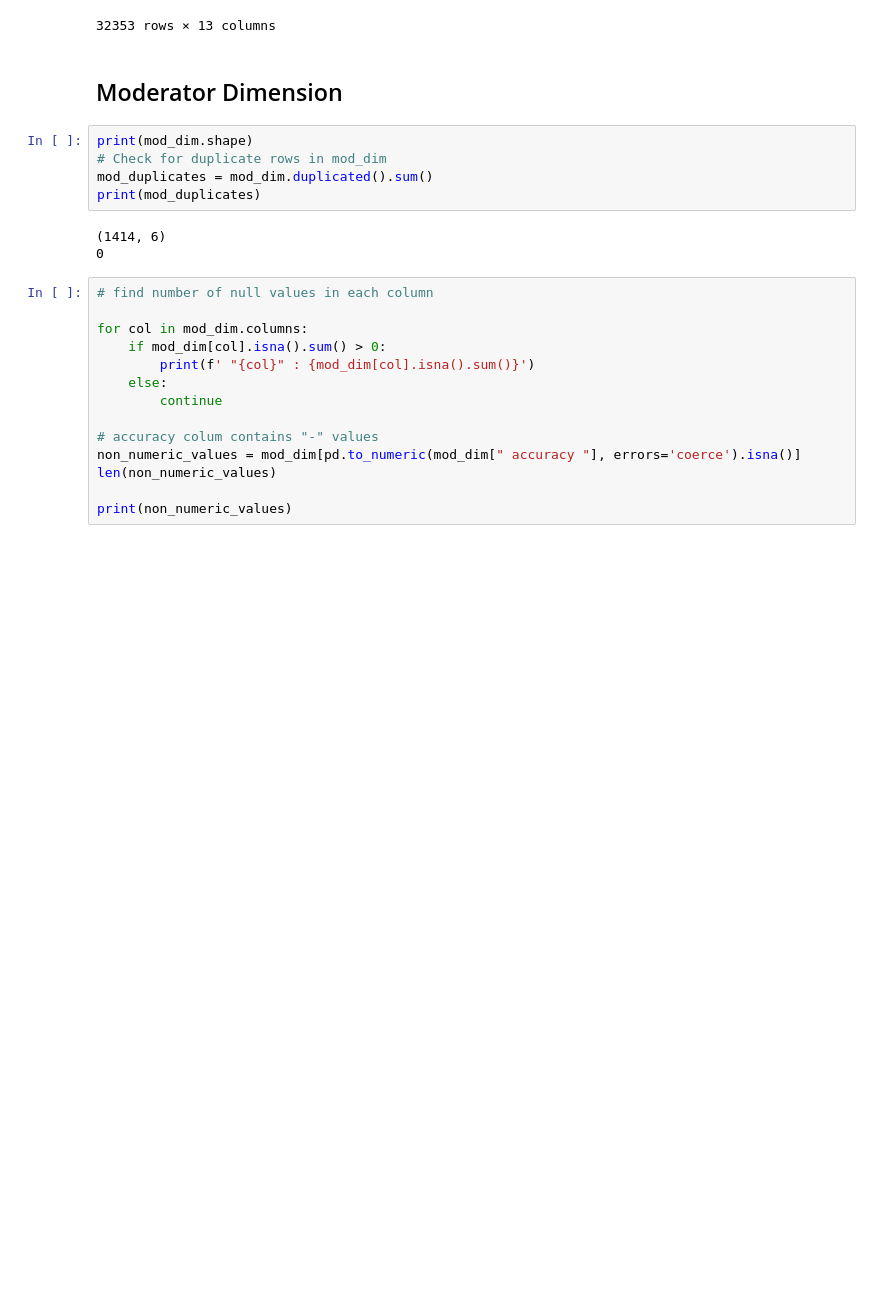
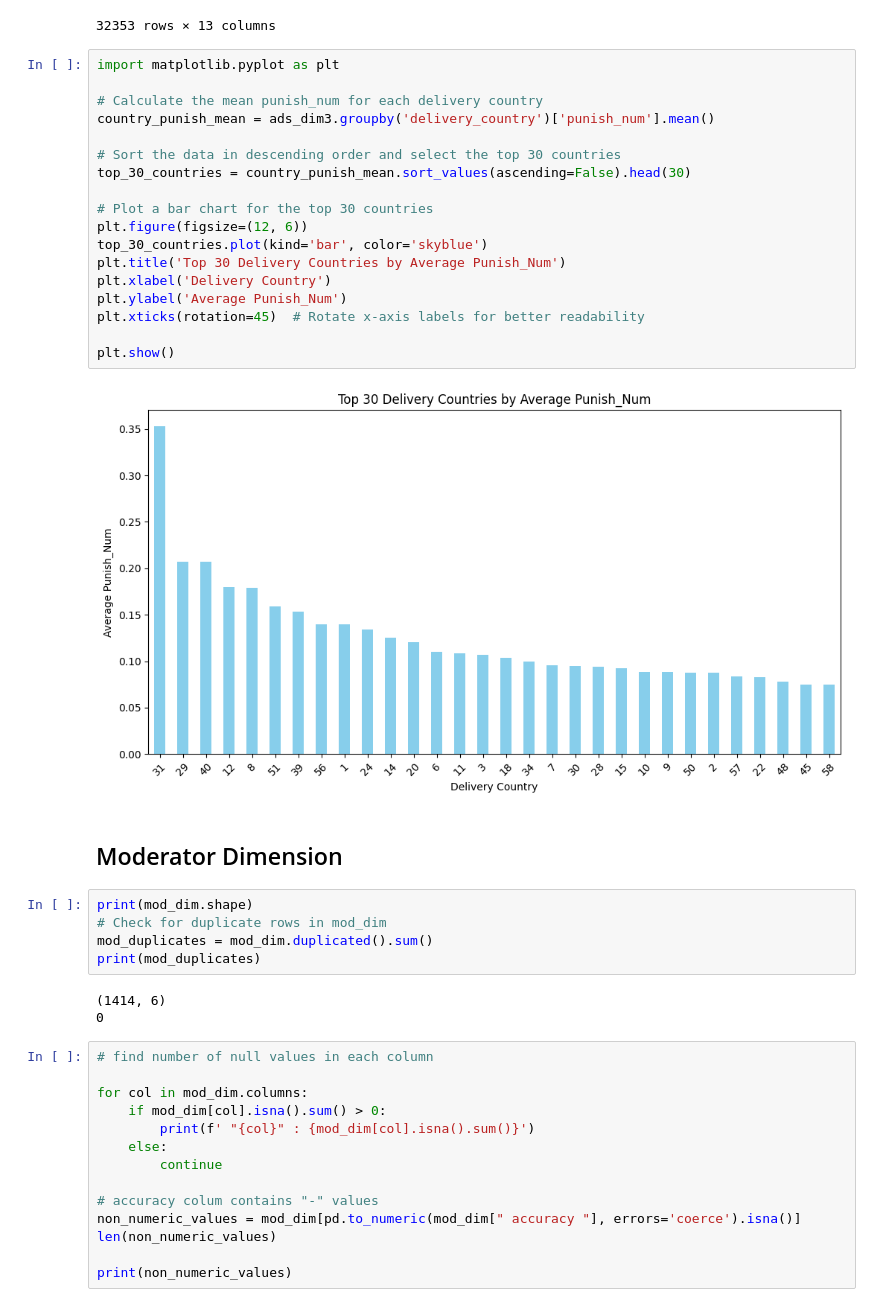
Before and after one commit to Lu-Yi-Fan/Tiktok-hackerthon, a Jupyter notebook: main.ipynb, the cells around one changed output. Cells and saved outputs as stored; diff of their text form; blank space fills up the shorter version.

```diff
--- a/main.ipynb
+++ b/main.ipynb
@@ -595,6 +608,26 @@ ads_dim3[cat] = ads_dim3[cat].apply(le.fit_transform)
 | 33692 | 1773601710478340 | 55 | 0.0 | 2000-01-01 | NaN | 0.228207 | 2023-08-07 23:59:00 | ... |
 | 33694 | 1773609642452990 | 6 | 0.0 | 2000-01-01 | NaN | 0.043967 | 2023-08-07 23:59:00 | ... |
 32353 rows × 13 columns
+# %%
+import matplotlib.pyplot as plt
+
+# Calculate the mean punish_num for each delivery country
+country_punish_mean = ads_dim3.groupby('delivery_country')['punish_num'].mean()
+
+# Sort the data in descending order and select the top 30 countries
+top_30_countries = country_punish_mean.sort_values(ascending=False).head(30)
+
+# Plot a bar chart for the top 30 countries
+plt.figure(figsize=(12, 6))
+top_30_countries.plot(kind='bar', color='skyblue')
+plt.title('Top 30 Delivery Countries by Average Punish_Num')
+plt.xlabel('Delivery Country')
+plt.ylabel('Average Punish_Num')
+plt.xticks(rotation=45)  # Rotate x-axis labels for better readability
+
+plt.show()
+# %% [output]
+[figure, added]
 # %% [markdown]
 ## Moderator Dimension
 # %%
```
Also changed, not shown: parts of 1 cell of this notebook.
